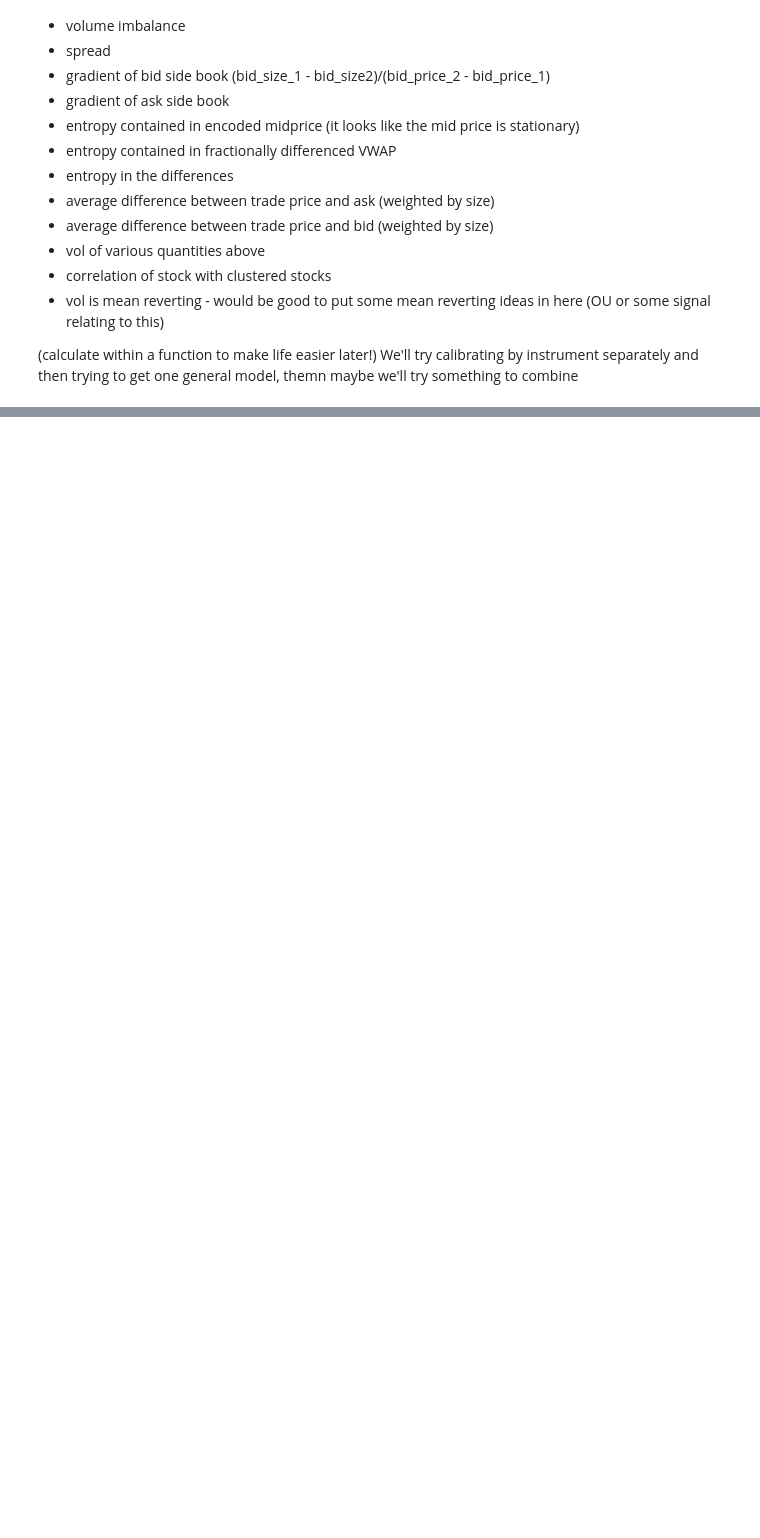
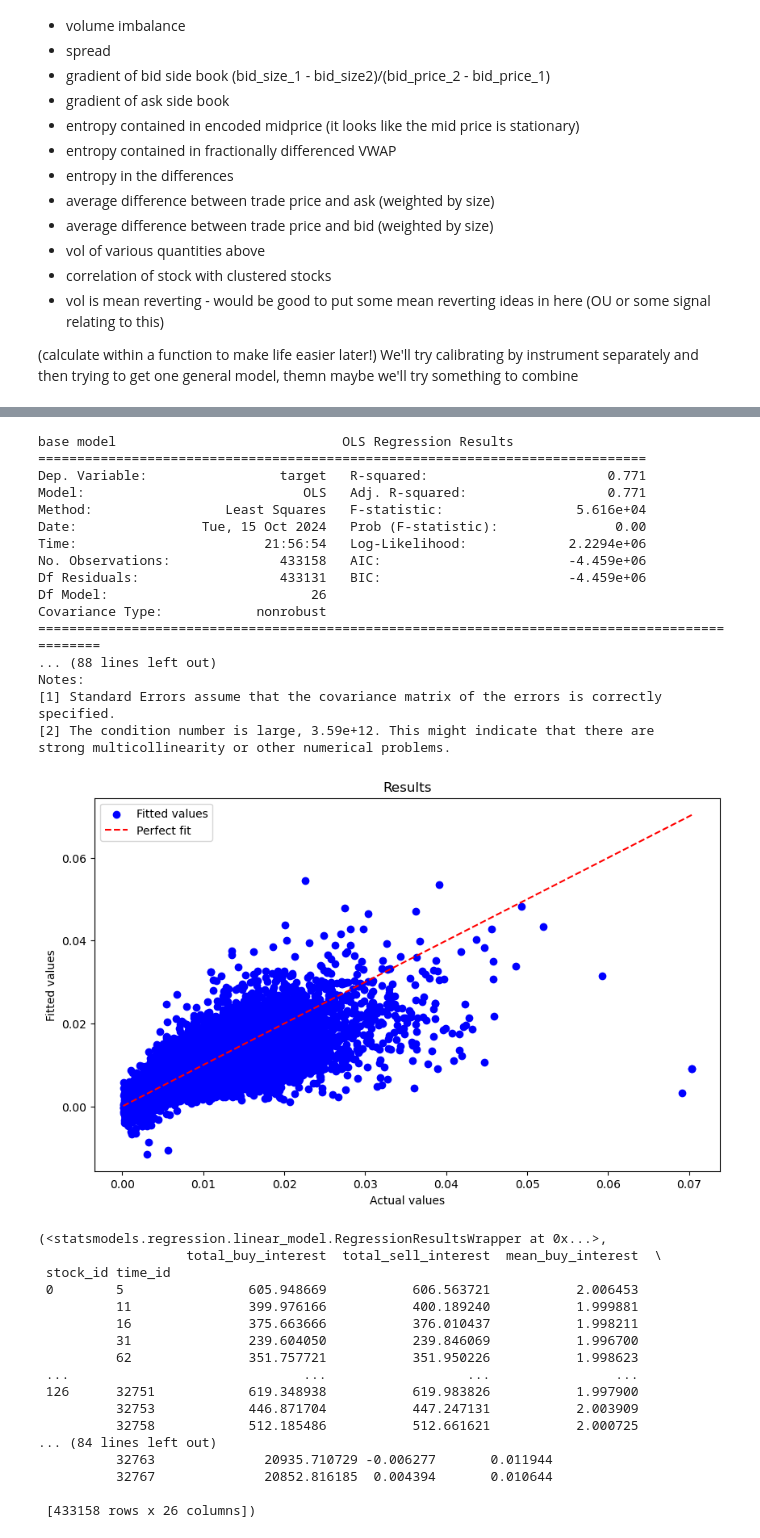
Before and after one commit to cameronjm123/home_research, a Jupyter notebook: research_projects/volatility_prediction_optiver.ipynb, the cells around one changed output, grey strips where cells are left out. Drawn from its saved outputs; the diff is of its cells as text; code cells hidden in the pictures; blank space fills up the shorter version.

```diff
--- a/research_projects/volatility_prediction_optiver.ipynb
+++ b/research_projects/volatility_prediction_optiver.ipynb
@@ -348,0 +367,6 @@ MemoryError: Unable to allocate 1.25 GiB for an array with shape (167253289,) an
+# %%
+target = train_target.set_index(['stock_id', 'time_id'])
+target_and_features = features.join(target, on=['stock_id', 'time_id'], how='inner')
+target_and_features.dropna(inplace=True)
+# %%
+reduced_features = linear_model_with_pvalue_threshold(target_and_features.drop('target', axis=1), target_and_features['target'])[0]
@@ -348,0 +408,38 @@ MemoryError: Unable to allocate 1.25 GiB for an array with shape (167253289,) an
+# %%
+linear_model_with_anova_f_test(reduced_features, target_and_features['target'])
+# %% [output]
+base model                             OLS Regression Results
+==============================================================================
+Dep. Variable:                 target   R-squared:                       0.771
+Model:                            OLS   Adj. R-squared:                  0.771
+Method:                 Least Squares   F-statistic:                 5.616e+04
+Date:                Tue, 15 Oct 2024   Prob (F-statistic):               0.00
+Time:                        21:56:54   Log-Likelihood:             2.2294e+06
+No. Observations:              433158   AIC:                        -4.459e+06
+Df Residuals:                  433131   BIC:                        -4.459e+06
+Df Model:                          26
+Covariance Type:            nonrobust
+================================================================================================
+... (88 lines left out)
+Notes:
+[1] Standard Errors assume that the covariance matrix of the errors is correctly specified.
+[2] The condition number is large, 3.59e+12. This might indicate that there are
+strong multicollinearity or other numerical problems.
+[figure, added]
+(<statsmodels.regression.linear_model.RegressionResultsWrapper at 0x...>,
+                   total_buy_interest  total_sell_interest  mean_buy_interest  \
+ stock_id time_id
+ 0        5                605.948669           606.563721           2.006453
+          11               399.976166           400.189240           1.999881
+          16               375.663666           376.010437           1.998211
+          31               239.604050           239.846069           1.996700
+          62               351.757721           351.950226           1.998623
+ ...                              ...                  ...                ...
+ 126      32751            619.348938           619.983826           1.997900
+          32753            446.871704           447.247131           2.003909
+          32758            512.185486           512.661621           2.000725
+... (84 lines left out)
+          32763              20935.710729 -0.006277       0.011944
+          32767              20852.816185  0.004394       0.010644
+
+ [433158 rows x 26 columns])
```
Also changed, not shown: parts of 13 cells of this notebook.
